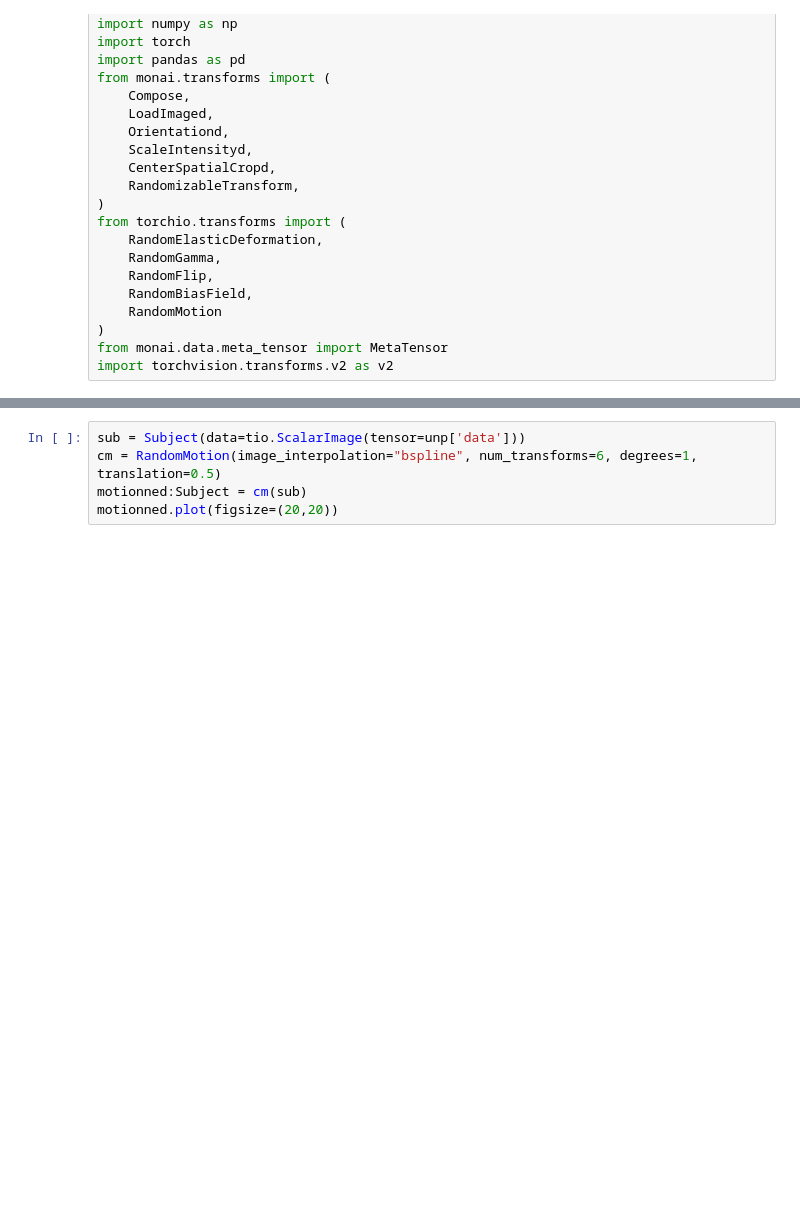
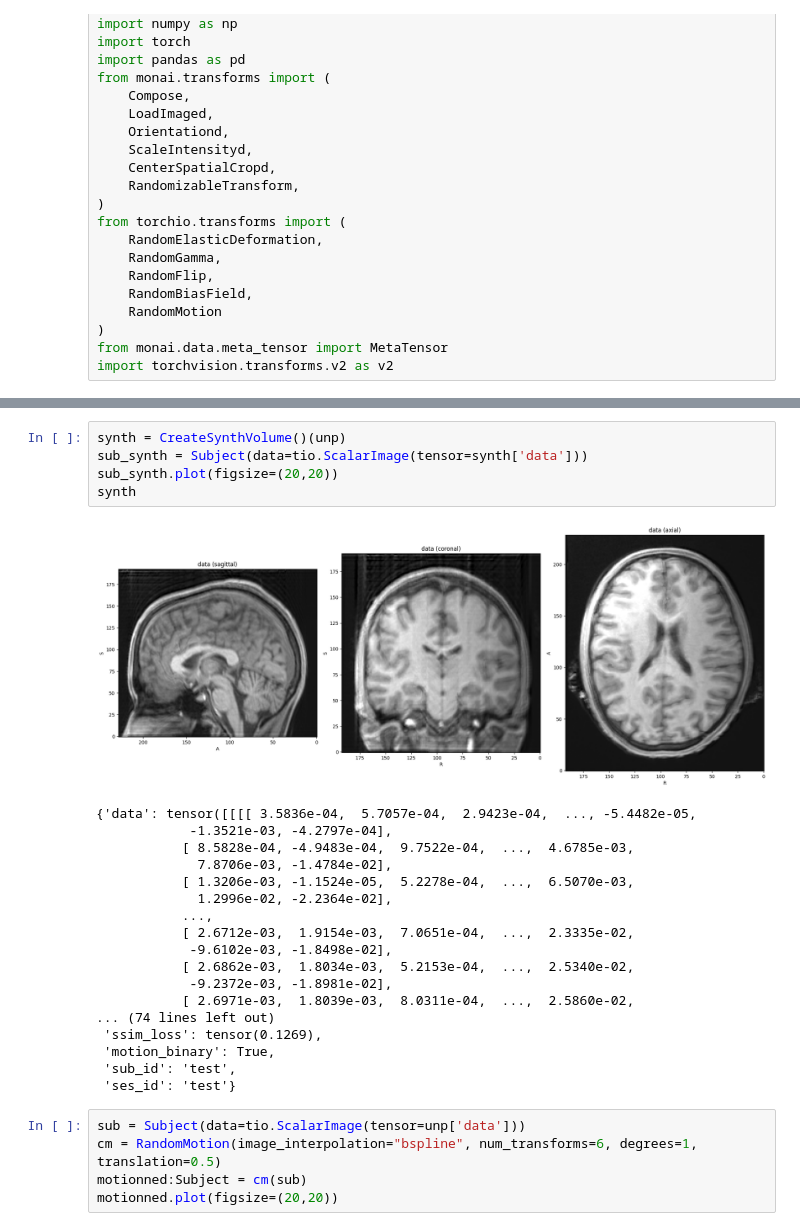
Before and after one commit to chbricout/motiondetector, a Jupyter notebook: notebooks/motion.ipynb, the cells around one changed output, grey strips where cells are left out. Saved outputs shown, nothing was run; the diff lists cells and outputs as text; blank space fills up the shorter version.

```diff
--- a/notebooks/motion.ipynb
+++ b/notebooks/motion.ipynb
@@ -73,3 +91,27 @@ KeyError: 'sub_id'
+# %%
+synth = CreateSynthVolume()(unp)
+sub_synth = Subject(data=tio.ScalarImage(tensor=synth['data']))
+sub_synth.plot(figsize=(20,20))
+synth
+# %% [output]
+[figure, added]
+{'data': tensor([[[[ 3.5836e-04,  5.7057e-04,  2.9423e-04,  ..., -5.4482e-05,
+            -1.3521e-03, -4.2797e-04],
+           [ 8.5828e-04, -4.9483e-04,  9.7522e-04,  ...,  4.6785e-03,
+             7.8706e-03, -1.4784e-02],
+           [ 1.3206e-03, -1.1524e-05,  5.2278e-04,  ...,  6.5070e-03,
+             1.2996e-02, -2.2364e-02],
+           ...,
+           [ 2.6712e-03,  1.9154e-03,  7.0651e-04,  ...,  2.3335e-02,
+            -9.6102e-03, -1.8498e-02],
+           [ 2.6862e-03,  1.8034e-03,  5.2153e-04,  ...,  2.5340e-02,
+            -9.2372e-03, -1.8981e-02],
+           [ 2.6971e-03,  1.8039e-03,  8.0311e-04,  ...,  2.5860e-02,
+... (74 lines left out)
+ 'ssim_loss': tensor(0.1269),
+ 'motion_binary': True,
+ 'sub_id': 'test',
+ 'ses_id': 'test'}
 # %%
 sub = Subject(data=tio.ScalarImage(tensor=unp['data']))
 cm = RandomMotion(image_interpolation="bspline", num_transforms=6, degrees=1, translation=0.5)
```
Also changed, not shown: parts of 5 cells of this notebook, 14 other files.
